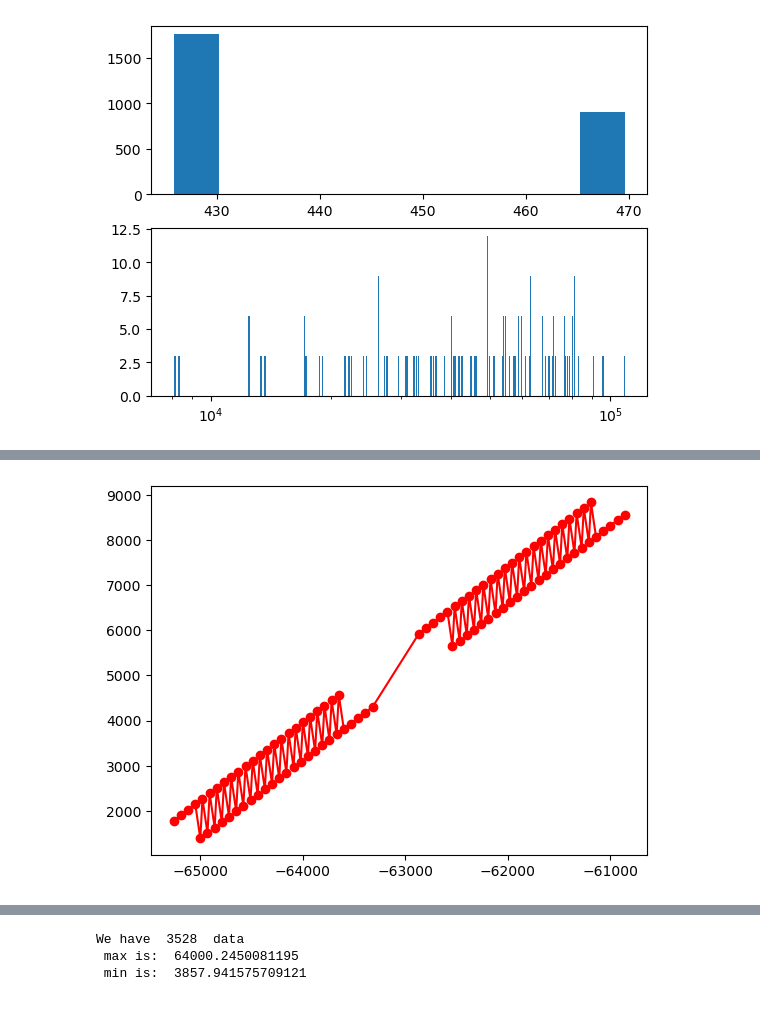
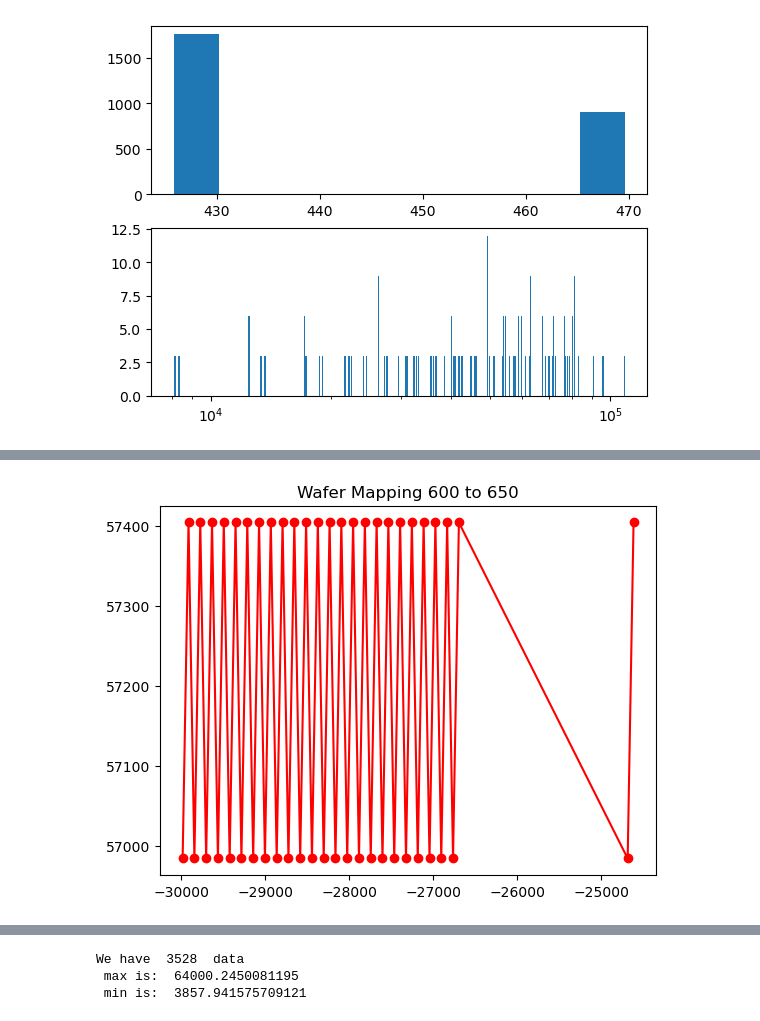
Before and after one commit to ReChen33/QuReseach, a Jupyter notebook: code/wafer/TestWafer.ipynb, the cells around one changed output, grey strips where cells are left out. Drawn from its saved outputs; the diff is of its cells as text; code cells hidden in the pictures.

```diff
--- a/code/wafer/TestWafer.ipynb
+++ b/code/wafer/TestWafer.ipynb
@@ -237,7 +237,7 @@ print("We have ",len(distance_goal1),
 
 #save histogram data to a file
 #print(len(distance_goal1)) #num ==len(distance_goal1)
-num, bins, patches = plt.hist(distance_goal1, bins=10000)
+num, bins, patches = plt.hist(distance_goal1, bins=1000)
 # bins = 100000 need 6m 51s to run
 
 path_filename = f'.\data\goal1 {len(bins)-1}bins '
@@ -298,22 +298,22 @@ plt.show()
 >>get the distance between their related pixel position
 >>plot the histogram of the distance
 # %%
-# goal 2
+# goal 2 way1
 
-data_goal2 = data[['Group Section','Pad X center', 'Pad Y center','Pixel X center', 'Pixel Y center']]
-data_goal2 = np.array(data_goal2).tolist()
+data_goal2_way1 = data[['Group Section','Pad X center', 'Pad Y center','Pixel X center', 'Pixel Y center']]
+data_g2w1 = np.array(data_goal2_way1).tolist()
 
 # seperate the data by group section
 group_A = []
 group_B = []
 group_C = []
-for i in range(len(data_goal2)):
-    if data_goal2[i][0] == 'A':
-        group_A.append(data_goal2[i])
-    elif data_goal2[i][0] == 'B':
-        group_B.append(data_goal2[i])
-    elif data_goal2[i][0] == 'C':
-        group_C.append(data_goal2[i])
+for i in range(len(data_g2w1)):
+    if data_g2w1[i][0] == 'A':
+        group_A.append(data_g2w1[i])
+    elif data_g2w1[i][0] == 'B':
+        group_B.append(data_g2w1[i])
+    elif data_g2w1[i][0] == 'C':
+        group_C.append(data_g2w1[i])
 
 #reorder the group A B C use sorted function
 # for group A, sort by pad x increasing
@@ -325,7 +325,62 @@ group_C = sorted(group_C, key = lambda x: x[1], reverse=True)
 
 reorder_data = group_A + group_B + group_C
 
-pad_x_re = [row[1] for row in reorder_data][1:100]
-pad_y_re = [row[2] for row in reorder_data][1:100]
-plt.plot(pad_x_re,pad_y_re, 'ro-')
+#by for loop of 50 I find not all data is in a 50 group
+for i in range(int(len(reorder_data)/50)+1):
+    i = 12 #show the case for 600 - 650
+    j = i+1
+
+    pad_x_re = [row[1] for row in reorder_data][i*50:j*50]
+    pad_y_re = [row[2] for row in reorder_data][i*50:j*50]
+
+    plt.plot(pad_x_re,pad_y_re, 'ro-')
+    plt.title(f'Wafer Mapping {i*50} to {j*50}')
+    plt.show()
+    break # only show one figure for now
+
+"""Way1
+get distance between pixel by don't separate the pad up and down, only along x increasing
+"""
+distance_goal2_way1 = []
+
+def disOnlyX(reorder_data):
+    # the function will return the distance between pixel from neighbor pad(only along x increasing)
+
+    for i in range(len(reorder_data)):
+        if i+1 < len(reorder_data):
+            pad_x_distance = reorder_data[i][3] - reorder_data[i+1][3]
+            pad_y_distance = reorder_data[i][4] - reorder_data[i+1][4]
+
+        elif i+1 == len(reorder_data):
+            pad_x_distance = reorder_data[i][3] - reorder_data[0][3]
+            pad_y_distance = reorder_data[i][4] - reorder_data[0][4]
+
+        distance = np.sqrt((pad_x_distance)**2 + (pad_y_distance)**2)
+        distance_goal2_way1.append(distance)
+
+    num, bins, patches = plt.hist(distance_goal2_way1, bins=100)
+    # bins = 120000 need 2m 51.1s to run
+
+    path_filename = f'.\data\goal2 way1 {len(bins)-1}bins '
+
+
+    #create an array stored the value number per bin
+    number_per_bin = []
+    for i in range(len(patches)):
+        if num[i] != 0:
+            number_per_bin.append([f"({bins[i]},{bins[i+1]})",num[i]])
+
+    # Save data to CSV
+    number_per_bin = np.array(number_per_bin)
+    data_NpB = np.column_stack((number_per_bin[:,0],number_per_bin[:,1]))
+    # the data for number_per_bin
+    df = pd.DataFrame(data_NpB,columns=['range of distance','number in the range'])
+    df.to_csv(f'{path_filename}.csv', index=False)
+
+
+    plt.savefig(f'{path_filename}.png')
+    #plt.xscale('log')
+    plt.show()
+
+disOnlyX(reorder_data)
 # %% [output]
@@ -333 +387 @@ plt.plot(pad_x_re,pad_y_re, 'ro-')
-[figure, old version]
+[figure, new version]
```
Also changed, not shown: parts of 8 cells of this notebook, 14 other files.
